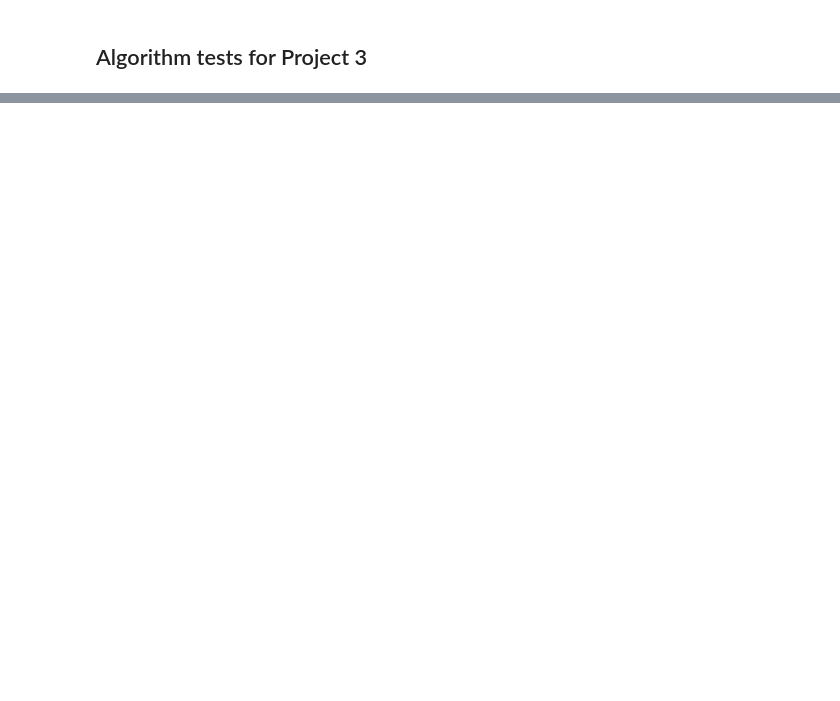
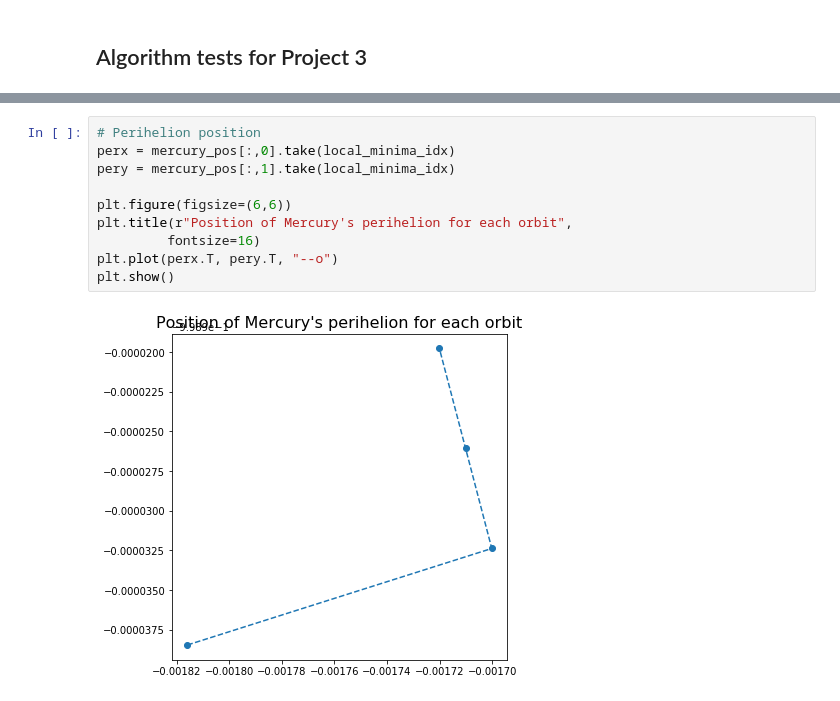
Before and after one commit to auduntre/FYS4150, a Jupyter notebook: Project 3/notebook/Algorithm Tests.ipynb, the cells around one changed output, grey strips where cells are left out. Drawn from its saved outputs; the diff is of its cells as text; blank space fills up the shorter version.

```diff
--- a/Project 3/notebook/Algorithm Tests.ipynb
+++ b/Project 3/notebook/Algorithm Tests.ipynb
@@ -62,0 +319,12 @@ plt.plot(ys, xs)
+# %%
+# Perihelion position
+perx = mercury_pos[:,0].take(local_minima_idx)
+pery = mercury_pos[:,1].take(local_minima_idx)
+
+plt.figure(figsize=(6,6))
+plt.title(r"Position of Mercury's perihelion for each orbit",
+         fontsize=16)
+plt.plot(perx.T, pery.T, "--o")
+plt.show()
+# %% [output]
+[figure, added]
```
Also changed, not shown: parts of 22 cells of this notebook, 1 other file.
